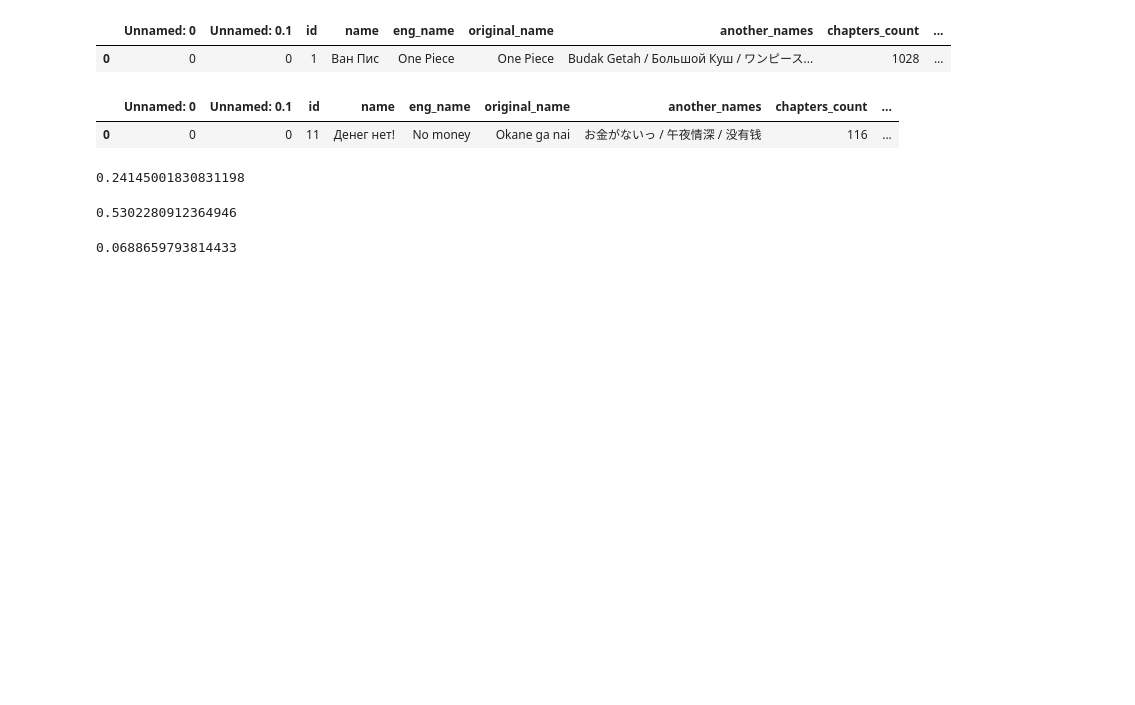
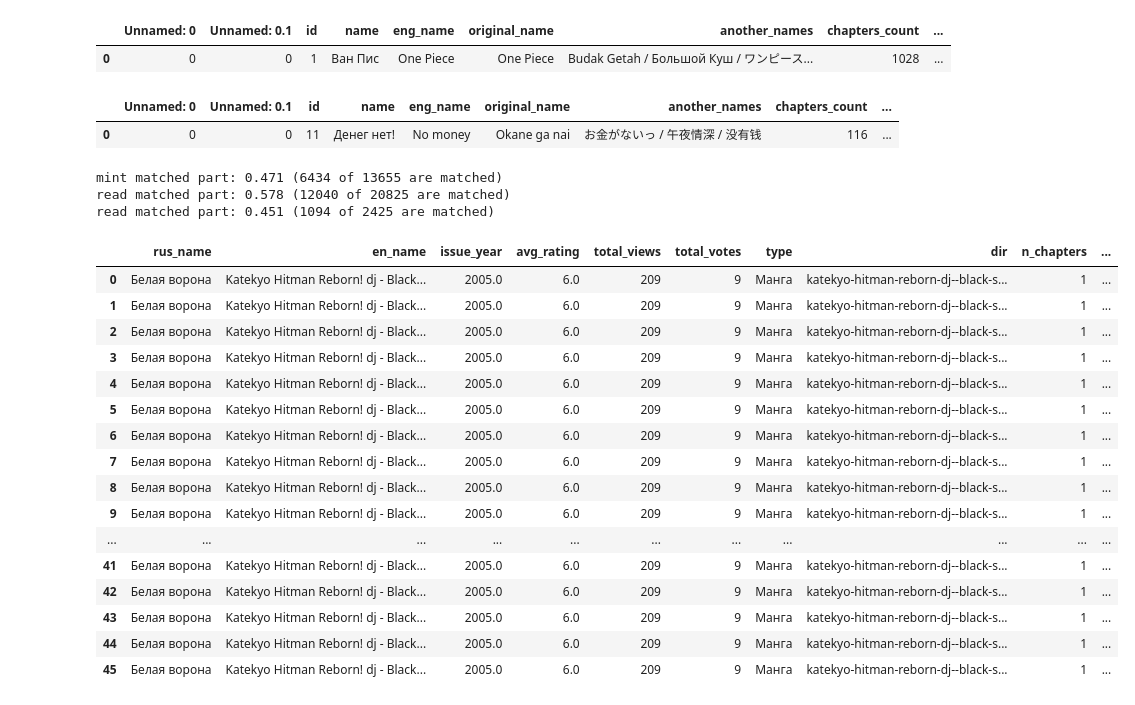
Before and after one commit to GroupLe/missing-mangas, a Jupyter notebook: 03-find_missing.ipynb, the cells around one changed output. Saved outputs shown, nothing was run; the diff lists cells and outputs as text; code cells hidden in the pictures; blank space fills up the shorter version.

```diff
--- a/03-find_missing.ipynb
+++ b/03-find_missing.ipynb
@@ -40,15 +44,40 @@ remanga['n_chapters'] = remanga.n_chapters.astype(float).astype(int)
 # %%
 def get_matched(df):
     return df[(~df.remanga_id.isna() | (~df.mangalib_id.isna()))]
-# %%
-len(get_matched(gmint_matched) )/ len(gmint_matched)
-# %% [output]
-0.24145001830831198
-# %%
-len(get_matched(gmanga_matched) )/ len(gmanga_matched)
-# %% [output]
-0.5302280912364946
-# %%
-len(get_matched(selfmanga_matched) )/ len(selfmanga_matched)
-# %% [output]
-0.0688659793814433
+# %%
+def matched(df):
+    n_matched = len(get_matched(df))
+    return n_matched
+
+n = matched(gmint_matched)
+print(f'mint matched part: {round(n / len(gmint_matched), 3)} ({n} of {len(gmint_matched)} are matched)')
+
+n = matched(gmanga_matched)
+print(f'read matched part: {round(n / len(gmanga_matched), 3)} ({n} of {len(gmanga_matched)} are matched)')
+
+n = matched(selfmanga_matched)
+print(f'read matched part: {round(n / len(selfmanga_matched), 3)} ({n} of {len(selfmanga_matched)} are matched)')
+# %% [output]
+mint matched part: 0.471 (6434 of 13655 are matched)
+read matched part: 0.578 (12040 of 20825 are matched)
+read matched part: 0.451 (1094 of 2425 are matched)
+# %%
+pd.merge(remanga, gmanga_matched[gmanga_matched.remanga_id == 8900], left_on='id', right_on='remanga_id')
+# %% [output]
+|  | rus_name | en_name | issue_year | avg_rating | total_views | total_votes | type | dir | n_chapters | ... |
+| 0 | Белая ворона | Katekyo Hitman Reborn! dj - Black... | 2005.0 | 6.0 | 209 | 9 | Манга | katekyo-hitman-reborn-dj--black-s... | 1 | ... |
+| 1 | Белая ворона | Katekyo Hitman Reborn! dj - Black... | 2005.0 | 6.0 | 209 | 9 | Манга | katekyo-hitman-reborn-dj--black-s... | 1 | ... |
+| 2 | Белая ворона | Katekyo Hitman Reborn! dj - Black... | 2005.0 | 6.0 | 209 | 9 | Манга | katekyo-hitman-reborn-dj--black-s... | 1 | ... |
+| 3 | Белая ворона | Katekyo Hitman Reborn! dj - Black... | 2005.0 | 6.0 | 209 | 9 | Манга | katekyo-hitman-reborn-dj--black-s... | 1 | ... |
+| 4 | Белая ворона | Katekyo Hitman Reborn! dj - Black... | 2005.0 | 6.0 | 209 | 9 | Манга | katekyo-hitman-reborn-dj--black-s... | 1 | ... |
+| 5 | Белая ворона | Katekyo Hitman Reborn! dj - Black... | 2005.0 | 6.0 | 209 | 9 | Манга | katekyo-hitman-reborn-dj--black-s... | 1 | ... |
+| 6 | Белая ворона | Katekyo Hitman Reborn! dj - Black... | 2005.0 | 6.0 | 209 | 9 | Манга | katekyo-hitman-reborn-dj--black-s... | 1 | ... |
+| 7 | Белая ворона | Katekyo Hitman Reborn! dj - Black... | 2005.0 | 6.0 | 209 | 9 | Манга | katekyo-hitman-reborn-dj--black-s... | 1 | ... |
+| 8 | Белая ворона | Katekyo Hitman Reborn! dj - Black... | 2005.0 | 6.0 | 209 | 9 | Манга | katekyo-hitman-reborn-dj--black-s... | 1 | ... |
+| 9 | Белая ворона | Katekyo Hitman Reborn! dj - Black... | 2005.0 | 6.0 | 209 | 9 | Манга | katekyo-hitman-reborn-dj--black-s... | 1 | ... |
+| ... | ... | ... | ... | ... | ... | ... | ... | ... | ... | ... |
+| 41 | Белая ворона | Katekyo Hitman Reborn! dj - Black... | 2005.0 | 6.0 | 209 | 9 | Манга | katekyo-hitman-reborn-dj--black-s... | 1 | ... |
+| 42 | Белая ворона | Katekyo Hitman Reborn! dj - Black... | 2005.0 | 6.0 | 209 | 9 | Манга | katekyo-hitman-reborn-dj--black-s... | 1 | ... |
+| 43 | Белая ворона | Katekyo Hitman Reborn! dj - Black... | 2005.0 | 6.0 | 209 | 9 | Манга | katekyo-hitman-reborn-dj--black-s... | 1 | ... |
+| 44 | Белая ворона | Katekyo Hitman Reborn! dj - Black... | 2005.0 | 6.0 | 209 | 9 | Манга | katekyo-hitman-reborn-dj--black-s... | 1 | ... |
+| 45 | Белая ворона | Katekyo Hitman Reborn! dj - Black... | 2005.0 | 6.0 | 209 | 9 | Манга | katekyo-hitman-reborn-dj--black-s... | 1 | ... |
```
Also changed, not shown: parts of 24 cells of this notebook, 20 other files.
